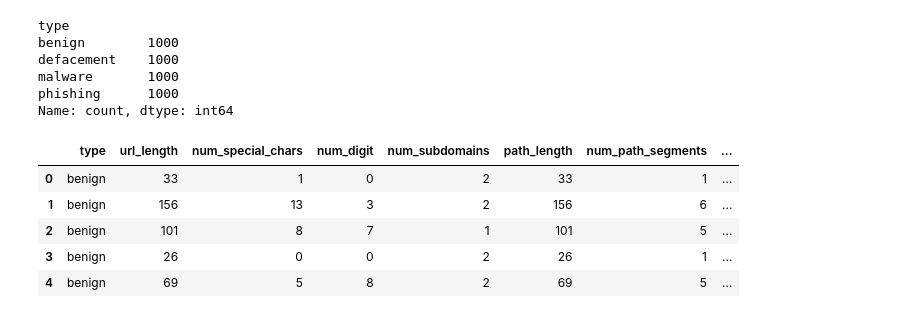
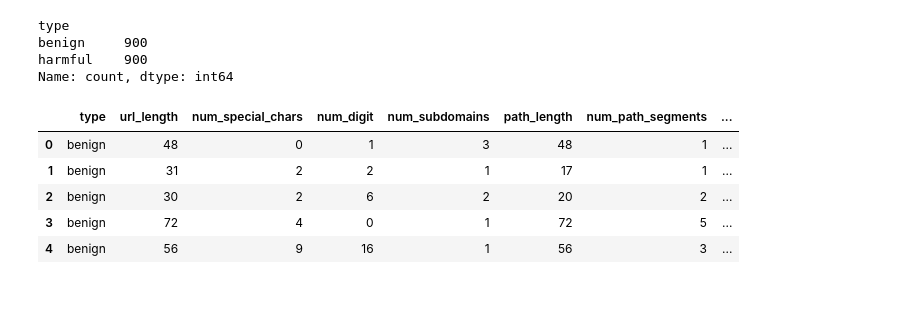
Before and after one commit to deeniaffendi/Fraud-Detection, a Jupyter notebook: prediction/url/process_url.ipynb, the cells around one changed output. Cells and saved outputs as stored; diff of their text form; code cells hidden in the pictures.

```diff
--- a/prediction/url/process_url.ipynb
+++ b/prediction/url/process_url.ipynb
@@ -3,18 +3,17 @@ import pandas as pd
 from urllib.parse import urlparse
 import re
 # %%
-df = pd.read_csv("malicious_url.csv")
+# df = pd.read_csv("malicious_url.csv")
+df = pd.read_csv("new_url_dataset.csv")
 # df.head()
 
 # df_sample = df.head(5000)
-df_sample = df.groupby("type").sample(n=1000)
+df_sample = df.groupby("type").sample(n=900)
 print(df_sample["type"].value_counts())
 # %% [output]
 type
-benign        1000
-defacement    1000
-malware       1000
-phishing      1000
+benign     900
+harmful    900
 Name: count, dtype: int64
 # %%
 def extract_features(url):
@@ -47,24 +46,25 @@ def extract_features(url):
 # %%
 # Apply feature extraction to all URLs
 features_df = df_sample['url'].apply(lambda x: extract_features(x)).apply(pd.Series)
 
 # Merge extracted features with the sampled dataset
 df_sample = df_sample.reset_index(drop=True)
 features_df = features_df.reset_index(drop=True)
 df_sample = pd.concat([df_sample, features_df], axis=1)
 
 # Drop the 'url' column from df_sample
 df_sample = df_sample.drop(columns=['url'])
 
 # Save the cleaned sampled dataset
-df_sample.to_csv("sample_malicious_url.csv", index=False)
+# df_sample.to_csv("sample_malicious_url.csv", index=False)
+df_sample.to_csv("new_sample_malicious_url.csv", index=False)
 
 # Display the first few rows of the cleaned dataset
 df_sample.head()
 # %% [output]
 |  | type | url_length | num_special_chars | num_digit | num_subdomains | path_length | num_path_segments | ... |
-| 0 | benign | 33 | 1 | 0 | 2 | 33 | 1 | ... |
-| 1 | benign | 156 | 13 | 3 | 2 | 156 | 6 | ... |
-| 2 | benign | 101 | 8 | 7 | 1 | 101 | 5 | ... |
-| 3 | benign | 26 | 0 | 0 | 2 | 26 | 1 | ... |
-| 4 | benign | 69 | 5 | 8 | 2 | 69 | 5 | ... |
+| 0 | benign | 48 | 0 | 1 | 3 | 48 | 1 | ... |
+| 1 | benign | 31 | 2 | 2 | 1 | 17 | 1 | ... |
+| 2 | benign | 30 | 2 | 6 | 2 | 20 | 2 | ... |
+| 3 | benign | 72 | 4 | 0 | 1 | 72 | 5 | ... |
+| 4 | benign | 56 | 9 | 16 | 1 | 56 | 3 | ... |
```
Also changed, not shown: parts of 2 cells of this notebook, 8 other files.
